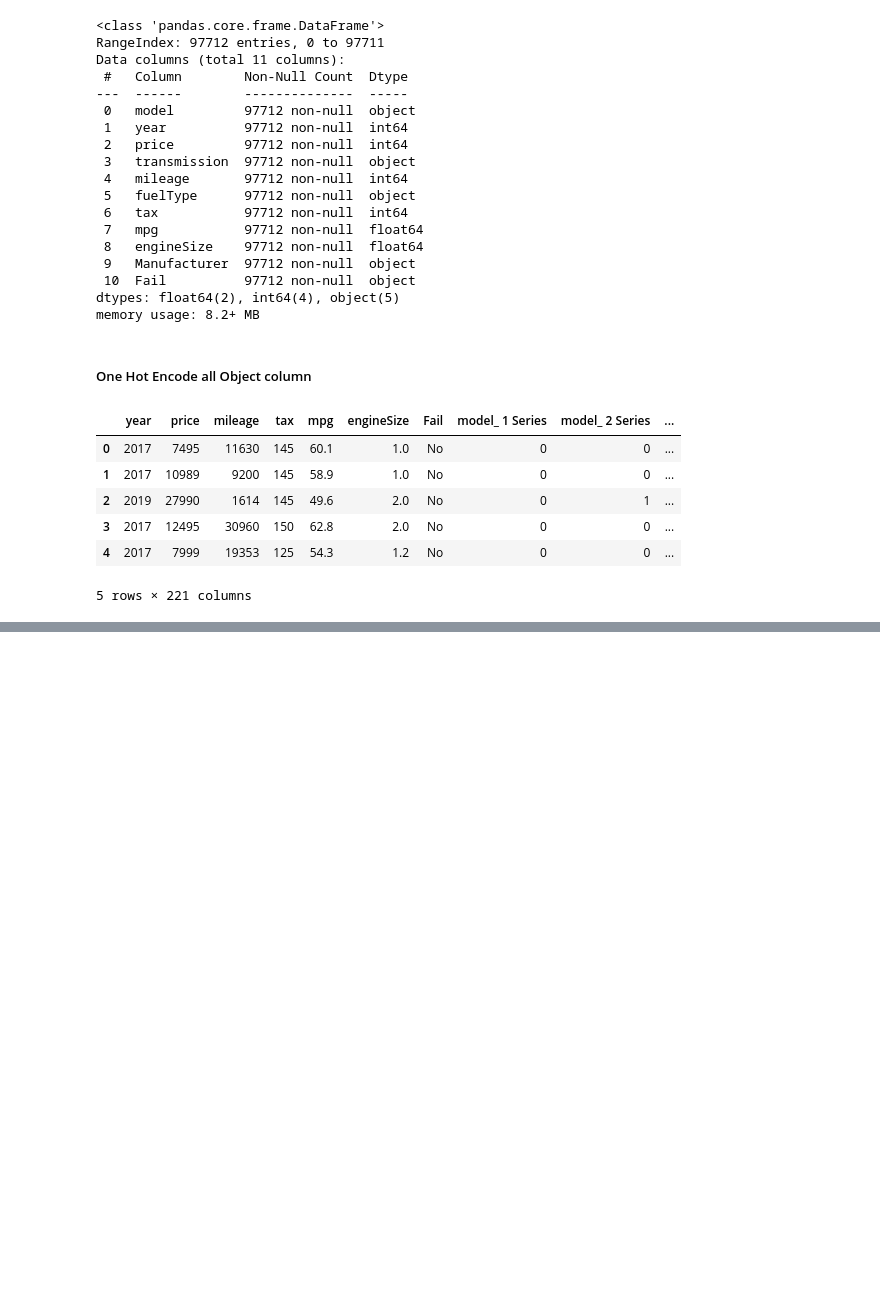
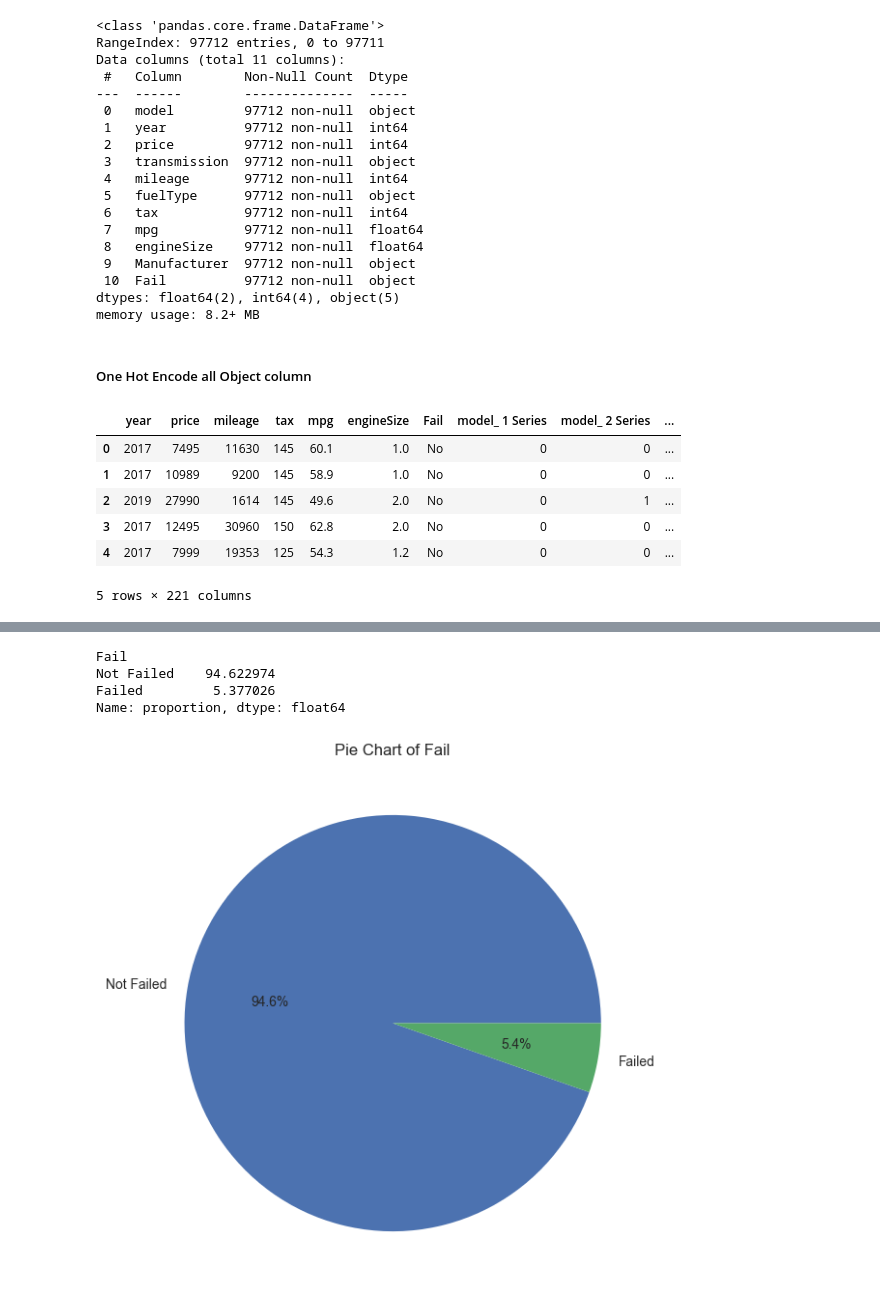
Before and after one commit to thekendev/AutoPredict, a Jupyter notebook: research/EDA_notebook.ipynb, the cells around one changed output, grey strips where cells are left out. Drawn from its saved outputs; the diff is of its cells as text; code cells hidden in the pictures; blank space fills up the shorter version.

```diff
--- a/research/EDA_notebook.ipynb
+++ b/research/EDA_notebook.ipynb
@@ -257,0 +400,34 @@ Index(['year', 'price', 'mileage', 'tax', 'mpg', 'engineSize', 'Fail',
+# %%
+# Map the values in the "Fail" column
+df["Fail"] = df["Fail"].map({0: "Not Failed", 1: "Failed"})
+
+# Calculate the percentage for the pie chart
+fail_percentage = df["Fail"].value_counts(normalize=True) * 100
+print(fail_percentage)
+# %% [output]
+Fail
+Not Failed    94.622974
+Failed         5.377026
+Name: proportion, dtype: float64
+# %%
+#  plotting piechart
+fail_percentage = [94.622974, 5.377026]
+Fail_labels = ["Not Failed", "Failed"]
+
+plt.figure(figsize=(12, 7))
+plt.pie(fail_percentage, labels=Fail_labels, autopct="%1.1f%%")
+plt.title("Pie Chart of Fail")
+
+# Define the directory to save the visualizations
+save_path = "/Users/kanayojustice/Documents/Data_scientist_projects/AutoPredict/research/visualizations"
+
+# Ensure the directory exists, creating it if necessary
+os.makedirs(save_path, exist_ok=True)
+
+# Save the visualization to the specified file path
+file_path = os.path.join(save_path, "pie_chart_fail.png")
+plt.savefig(file_path)
+
+plt.show()
+# %% [output]
+[figure, added]
```
Also changed, not shown: parts of 27 cells of this notebook, 16 other files.
